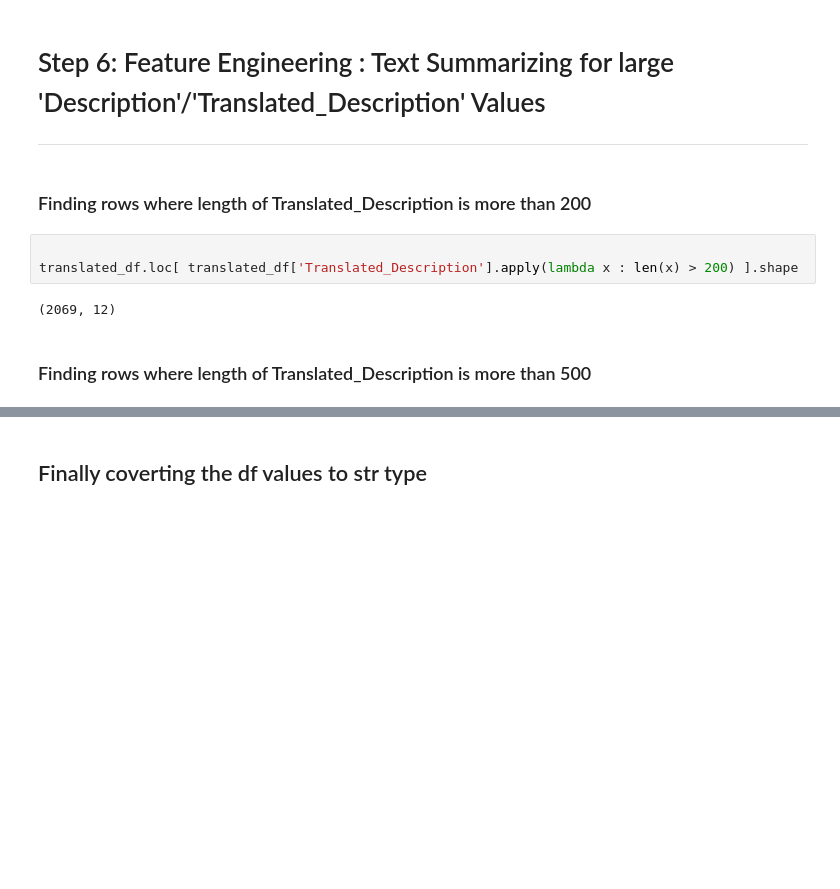
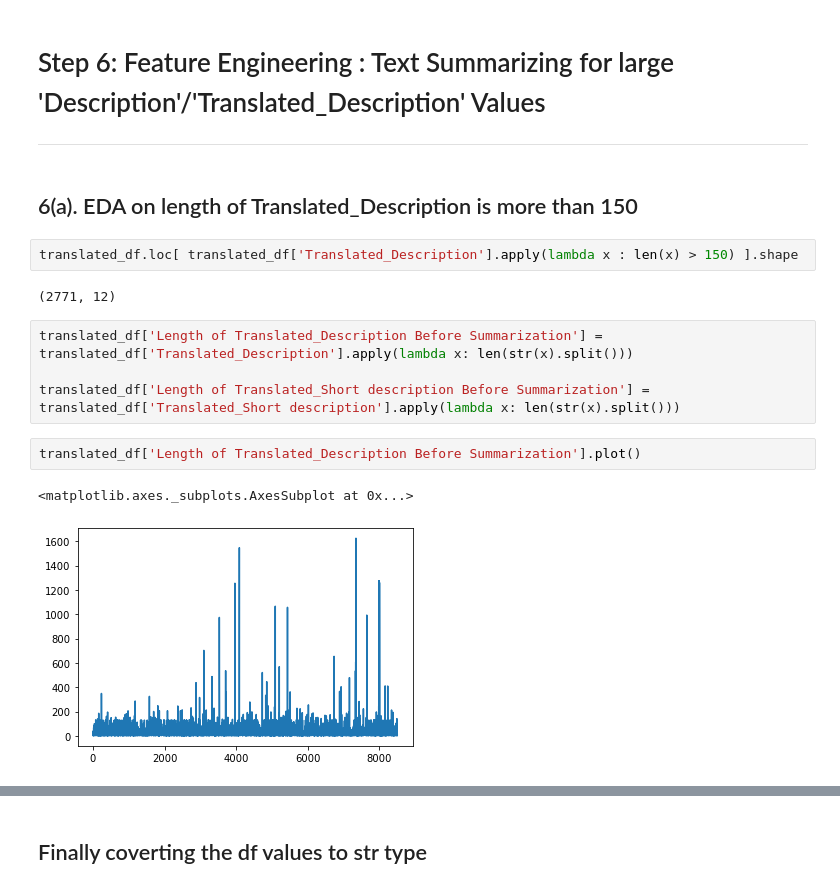
Before and after one commit to soumendrabagh/Automatic-Ticket-Generation-NLP, a Jupyter notebook: NLP_Automatic_Ticket_Assignment.ipynb, the cells around one changed output, grey strips where cells are left out. Saved outputs shown, nothing was run; the diff lists cells and outputs as text; blank space fills up the shorter version.

Commit message:
Raked+Lemmitization+Translation+Summarization+Complete Descrition Feature

```diff
--- a/NLP_Automatic_Ticket_Assignment.ipynb
+++ b/NLP_Automatic_Ticket_Assignment.ipynb
@@ -494,11 +496,17 @@ translated_df = translated_df.applymap(str)
 # Step 6: Feature Engineering : Text Summarizing for large 'Description'/'Translated_Description' Values
 ----------
 # %% [markdown]
-### Finding rows where length of Translated_Description is more than 200
+## 6(a). EDA on length of Translated_Description is more than 150
 # %%
-
-translated_df.loc[ translated_df['Translated_Description'].apply(lambda x : len(x) > 200) ].shape
+translated_df.loc[ translated_df['Translated_Description'].apply(lambda x : len(x) > 150) ].shape
 # %% [output]
-(2069, 12)
+(2771, 12)
-# %% [markdown]
-### Finding rows where length of Translated_Description is more than 500
+# %%
+translated_df['Length of Translated_Description Before Summarization'] = translated_df['Translated_Description'].apply(lambda x: len(str(x).split()))
+
+translated_df['Length of Translated_Short description Before Summarization'] = translated_df['Translated_Short description'].apply(lambda x: len(str(x).split()))
+# %%
+translated_df['Length of Translated_Description Before Summarization'].plot()
+# %% [output]
+<matplotlib.axes._subplots.AxesSubplot at 0x...>
+[figure, added]
```
Also changed, not shown: parts of 73 cells of this notebook, 1 other file.
